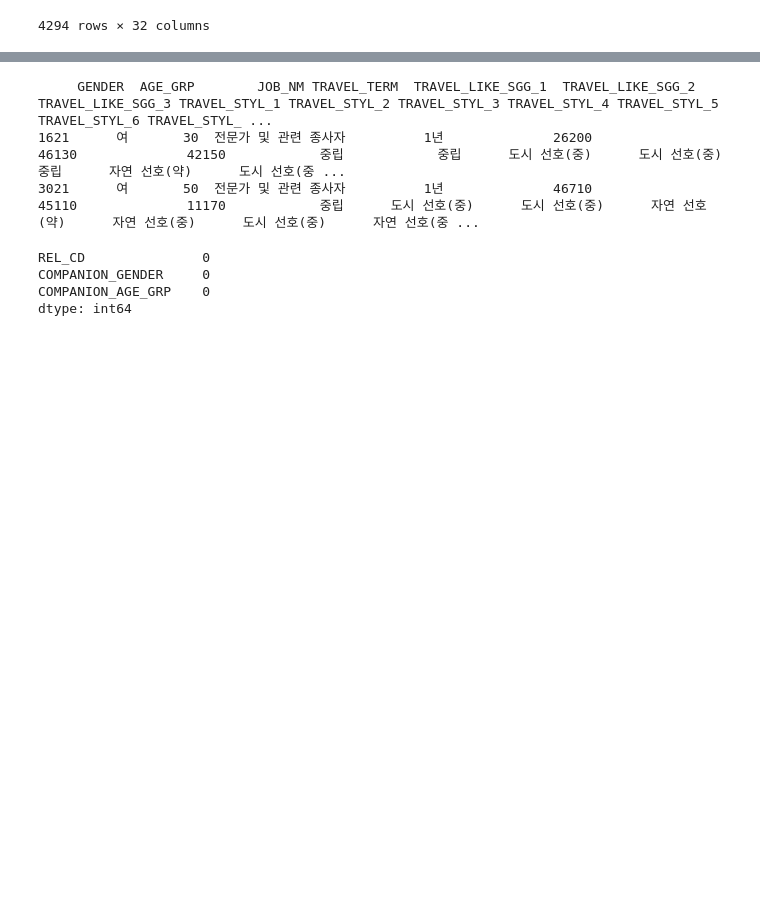
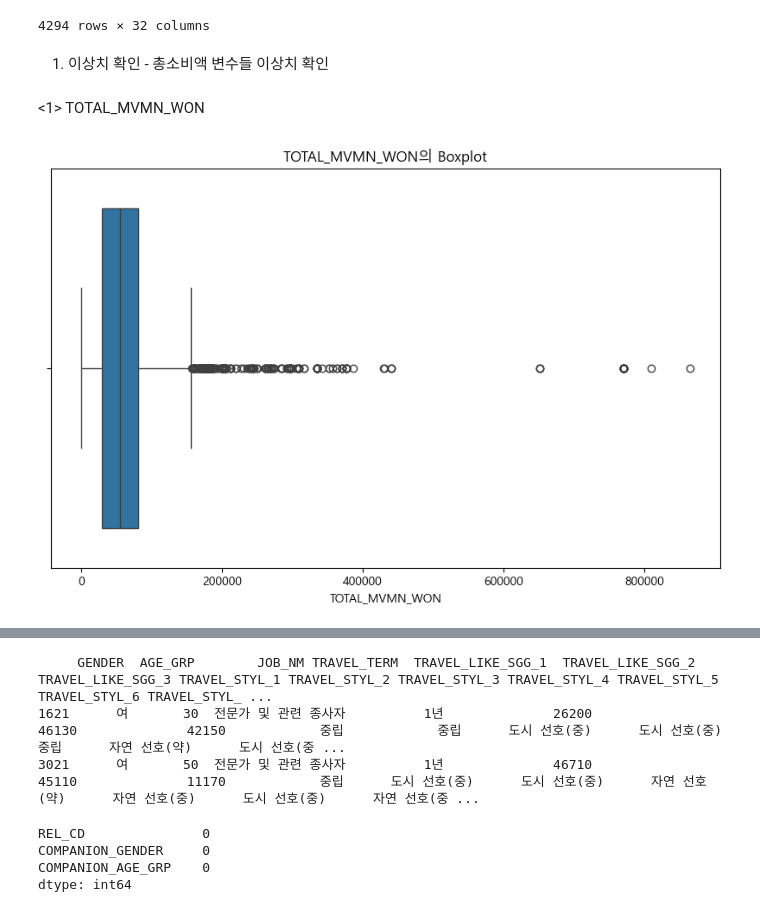
Before and after one commit to bomi03/Bokseol, a Jupyter notebook: data_preprocessing.ipynb, the cells around one changed output, grey strips where cells are left out. Cells and saved outputs as stored; diff of their text form; code cells hidden in the pictures; blank space fills up the shorter version.

```diff
--- a/data_preprocessing.ipynb
+++ b/data_preprocessing.ipynb
@@ -2007,3 +2009,16 @@ travel_log
 | 4292 | 남 | 20 | 학생 | 1년 | 50130 | 47130 | 26500 | ... |
 | 4293 | 여 | 20 | 학생 | 1년 | 26500 | 11110 | 50130 | ... |
 4294 rows × 32 columns
+# %% [markdown]
+1. 이상치 확인 - 총소비액 변수들 이상치 확인
+# %% [markdown]
+<1> TOTAL_MVMN_WON
+# %%
+# Boxplot 그리기
+plt.figure(figsize=(10, 6))
+sns.boxplot(data=travel_log, x='TOTAL_MVMN_WON')
+plt.title('TOTAL_MVMN_WON의 Boxplot')
+plt.xlabel('TOTAL_MVMN_WON')
+plt.show()
+# %% [output]
+[figure, added]
```
Also changed, not shown: parts of 19 cells of this notebook, 2 other files.
